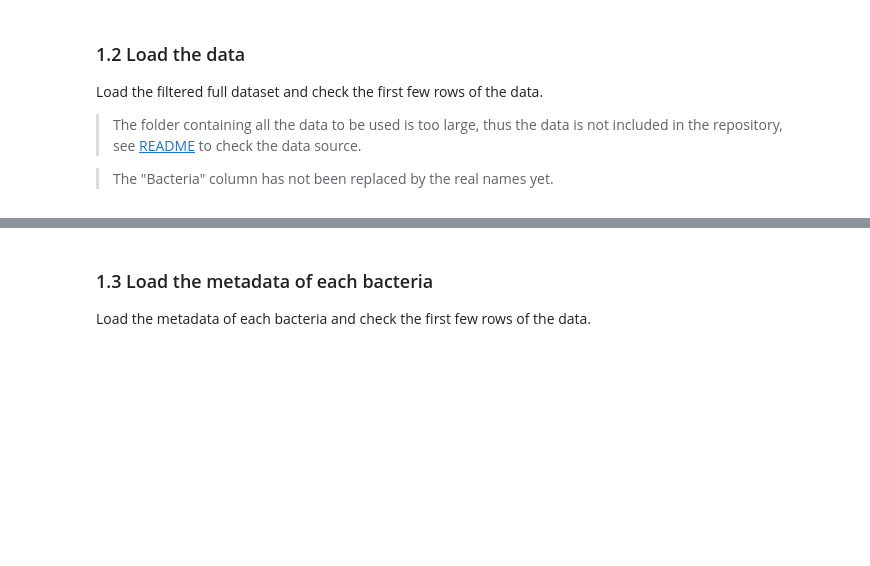
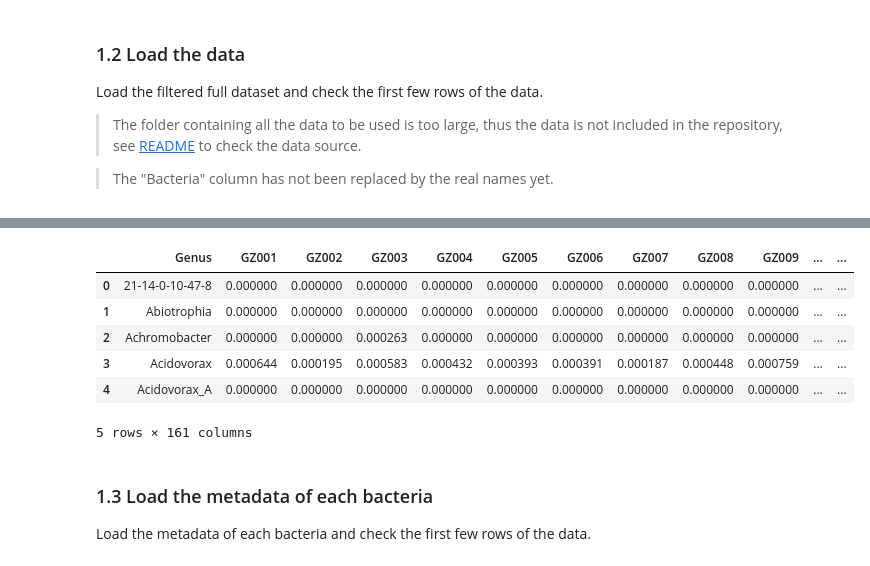
Before and after one commit to Lucas04-nhr/SNP-Analysis, a Jupyter notebook: workaround/cross_validation/cross_validation.ipynb, the cells around one changed output, grey strips where cells are left out. Cells and saved outputs as stored; diff of their text form; code cells hidden in the pictures; blank space fills up the shorter version.

```diff
--- a/workaround/cross_validation/cross_validation.ipynb
+++ b/workaround/cross_validation/cross_validation.ipynb
@@ -40,3 +53,13 @@ full_data_gz.head()
+# %%
+full_bac_gz.head()
+# %% [output]
+|  | Genus | GZ001 | GZ002 | GZ003 | GZ004 | GZ005 | GZ006 | GZ007 | GZ008 | GZ009 | ... | ... |
+| 0 | 21-14-0-10-47-8 | 0.000000 | 0.000000 | 0.000000 | 0.000000 | 0.000000 | 0.000000 | 0.000000 | 0.000000 | 0.000000 | ... | ... |
+| 1 | Abiotrophia | 0.000000 | 0.000000 | 0.000000 | 0.000000 | 0.000000 | 0.000000 | 0.000000 | 0.000000 | 0.000000 | ... | ... |
+| 2 | Achromobacter | 0.000000 | 0.000000 | 0.000263 | 0.000000 | 0.000000 | 0.000000 | 0.000000 | 0.000000 | 0.000000 | ... | ... |
+| 3 | Acidovorax | 0.000644 | 0.000195 | 0.000583 | 0.000432 | 0.000393 | 0.000391 | 0.000187 | 0.000448 | 0.000759 | ... | ... |
+| 4 | Acidovorax_A | 0.000000 | 0.000000 | 0.000000 | 0.000000 | 0.000000 | 0.000000 | 0.000000 | 0.000000 | 0.000000 | ... | ... |
+5 rows × 161 columns
 # %% [markdown]
 ### 1.3 Load the metadata of each bacteria
 
```
Also changed, not shown: parts of 15 cells of this notebook, 2 other files.
